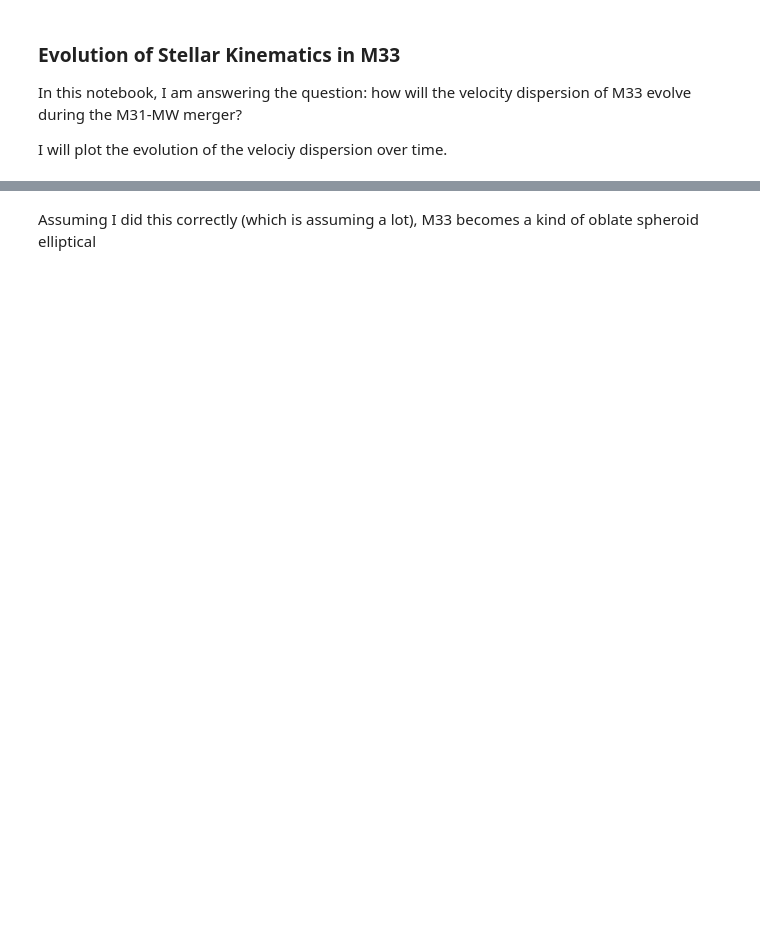
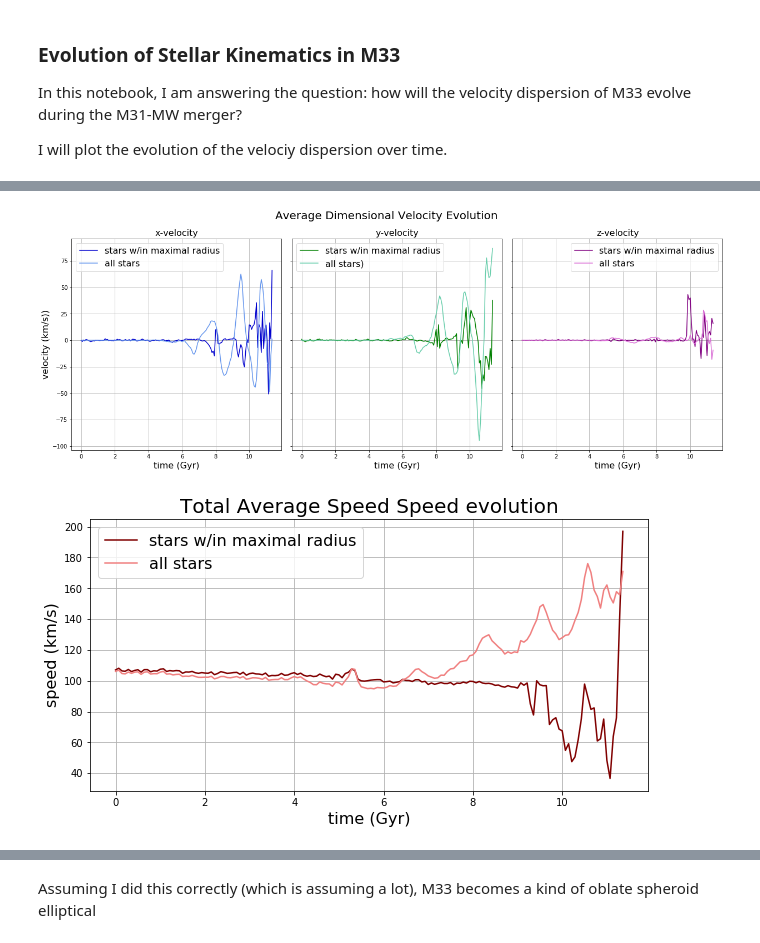
Before and after one commit to ewalla02/400b_walla, a Jupyter notebook: Homeworks/Research_Assignment/ResearchAssignment3/DimensionalVelocityDispersion.ipynb, the cells around one changed output, grey strips where cells are left out. Saved outputs shown, nothing was run; the diff lists cells and outputs as text; code cells hidden in the pictures; blank space fills up the shorter version.

Commit message:
Update to DimensionalVelocityDispersion

```diff
--- a/Homeworks/Research_Assignment/ResearchAssignment3/DimensionalVelocityDispersion.ipynb
+++ b/Homeworks/Research_Assignment/ResearchAssignment3/DimensionalVelocityDispersion.ipynb
@@ -267,0 +271,56 @@ plt.show()
+# %%
+# read in from Orbit_M33.txt from assignment 6 to get the time
+M33t, M33x, M33y, M33z, M33vx, M33vy, M33vz = np.genfromtxt("Orbit_M33.txt",delimiter=" ", unpack = True)
+t = M33t[0:len(snap_ids)]/10e2
+
+# read in from Orbit_M31.txt from assignment 6 to get M31's position
+M31t, M31x, M31y, M31z, M31vx, M31vy, M31vz = np.genfromtxt("Orbit_M31.txt",delimiter=" ", unpack = True)
+
+# get positions of M33 relative to M31:
+M33_M31x = np.subtract(M31x, M33x)
+M33_M31y = np.subtract(M31y, M33y)
+M33_M31z = np.subtract(M31z, M33z)
+M33M31pos = np.zeros(160)
+for i in range(160):
+    M33M31pos[i] = np.sqrt((M33_M31x[i]**2) + (M33_M31y[i]**2) + (M33_M31z[i]**2))
+
+
+# set fontsize
+fs= 16
+# %%
+# plot the mean velocities over time
+# create figure
+fig, ax = plt.subplots(1,3,sharey=True,figsize=(21,7))
+fig.suptitle("Average Dimensional Velocity Evolution",fontsize=20)
+ax[0].set_title("x-velocity",fontsize=fs); ax[1].set_title("y-velocity",fontsize=fs); ax[2].set_title("z-velocity",fontsize=fs)
+# get rid of the white space
+plt.subplots_adjust(wspace=0.05)
+ax[0].grid(True); ax[1].grid(True); ax[2].grid(True)
+ax[0].set_xlabel("time (Gyr)",fontsize=fs); ax[1].set_xlabel("time (Gyr)", fontsize=fs); ax[2].set_xlabel("time (Gyr)",fontsize=fs)
+ax[0].set_ylabel("velocity (km/s))",fontsize=fs)
+# plot the dimensions
+ax[0].plot(t, vAvgM[:,0],color="mediumblue",label="stars w/in maximal radius")
+ax[0].plot(t, M33_vAvg[:,0], color="cornflowerblue",label="all stars")
+ax[0].legend(fontsize=fs)
+ax[1].plot(t, vAvgM[:,1],color="green", label="stars w/in maximal radius")
+ax[1].plot(t, M33_vAvg[:,1], color="mediumaquamarine", label="all stars)")
+ax[1].legend(fontsize=fs)
+ax[2].plot(t, vAvgM[:,2],color="purple", label="stars w/in maximal radius")
+ax[2].plot(t, M33_vAvg[:,2], color="orchid", label="all stars")
+ax[2].legend(fontsize=fs)
+plt.show()
+
+#plot the total
+
+plt.figure(figsize=(10,5))
+plt.plot(t, vTotAvgM, color="maroon",label="stars w/in maximal radius")
+plt.plot(t, M33_TotAvg,color="lightcoral", label="all stars")
+plt.grid()
+plt.title("Total Average Speed Speed evolution", fontsize=20)
+plt.ylabel("speed (km/s)",fontsize=fs)
+plt.xlabel("time (Gyr)",fontsize=fs)
+plt.legend(fontsize=fs)
+plt.show()
+# %% [output]
+[figure, added]
+[figure, added]
```
Also changed, not shown: parts of 15 cells of this notebook, 2 other files.
